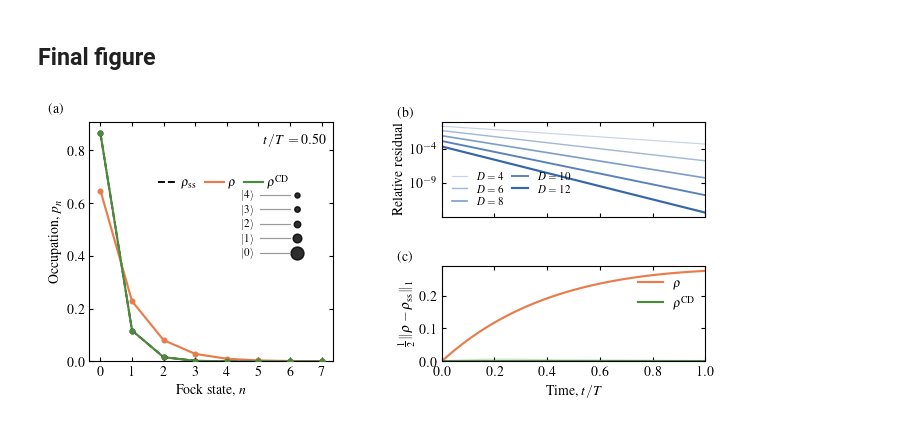
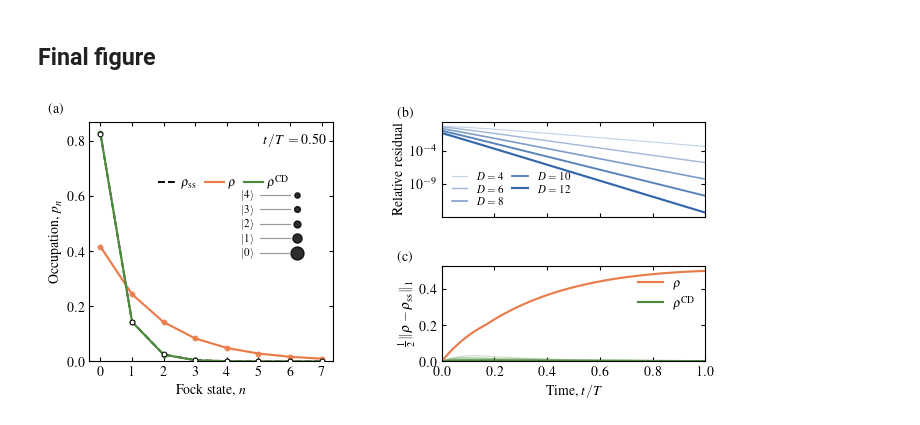
Before and after one commit to jwalkling/Driven_OQS, a Jupyter notebook: src_code/notebooks/QHO Lindblad.ipynb, the cells around one changed output. Drawn from its saved outputs; the diff is of its cells as text; code cells hidden in the pictures.

```diff
--- a/src_code/notebooks/QHO Lindblad.ipynb
+++ b/src_code/notebooks/QHO Lindblad.ipynb
@@ -19,7 +19,7 @@ from scipy.integrate import solve_ivp
 
 OMEGA = 1.0
 BATH_GAMMA = 1.0
-BETA_I, BETA_F = 1.0, 3.0
+BETA_I, BETA_F = 0.5, 3.0
 T = 0.3
 N_TIMES = 101
 
@@ -210,9 +210,9 @@ ax_occ.plot(n, p_ss, "--", color=BLACK, lw=1.35, label=r"$\rho_{\rm ss}$")
 ax_occ.plot(n, p_bare, color=ORANGE, lw=1.55, label=r"$\rho$")
 ax_occ.plot(n, p_cd, color=GREEN, lw=1.55, label=r"$\rho^{\rm CD}$")
 ax_occ.scatter(n, p_ss, s=12, facecolor="white", edgecolor=BLACK,
-               linewidth=0.75, zorder=5)
-ax_occ.scatter(n, p_bare, s=11, color=ORANGE, zorder=5)
-ax_occ.scatter(n, p_cd, s=11, color=GREEN, zorder=5)
+               linewidth=0.75, zorder=6)
+ax_occ.scatter(n, p_bare, s=11, color=ORANGE, zorder=5, alpha=0.8)
+ax_occ.scatter(n, p_cd, s=11, color=GREEN, zorder=2, alpha=0.8)
 ax_occ.set(xlabel=r"Fock state, $n$", ylabel=r"Occupation, $p_n$",
            xlim=(-0.35, n_shown - 0.65), ylim=(0, None))
 ax_occ.set_xticks(n)
@@ -243,31 +243,31 @@ ax_res.set_yscale("log")
 ax_res.set(xlim=(0, 1), ylabel=r"Relative residual")
 ax_res.tick_params(labelbottom=False)
 ax_res.legend(frameon=False, loc="best", ncol=2, fontsize=8,
               handlelength=1.4, labelspacing=0.2, columnspacing=0.8)
 
 # (c) One bare curve and the converging CD family.
 ax_err.plot(reference["times"] / T, reference["error_bare"],
             color=ORANGE, lw=1.55)
 for dim in DIMS:
     data = results[dim]
     ax_err.plot(data["times"] / T, data["error_cd"], color=GREEN,
                 alpha=alpha[dim], lw=line_width[dim])
 ax_err.set(xlim=(0, 1), ylim=(0, None), xlabel=r"Time, $t/T$",
            ylabel=r"$\frac{1}{2}\|\rho-\rho_{\rm ss}\|_1$")
 ax_err.legend(handles=[
     Line2D([0], [0], color=ORANGE, lw=1.55, label=r"$\rho$"),
     Line2D([0], [0], color=GREEN, lw=1.55, label=r"$\rho^{\rm CD}$"),
 ], frameon=False, loc="upper right", handlelength=2.0)
 
 for label, axis in zip([r"(a)", r"(b)", r"(c)"], [ax_occ, ax_res, ax_err]):
     axis.text(-0.17, 1.03, rf"{label}" if USE_TEX else label,
               transform=axis.transAxes, ha="left", va="bottom", clip_on=False)
     axis.tick_params(which="major", length=3.0, width=0.8)
     axis.tick_params(which="minor", length=1.8, width=0.6)
 
 fig.subplots_adjust(left=0.105, right=0.985, bottom=0.18, top=0.965)
 if SAVE_FIGURE:
     fig.savefig(OUTPUT_NAME, bbox_inches="tight", pad_inches=0.03)
 plt.show()
 # %% [output]
-[figure, old version]
+[figure, new version]
```
Also changed, not shown: 1 other file.
